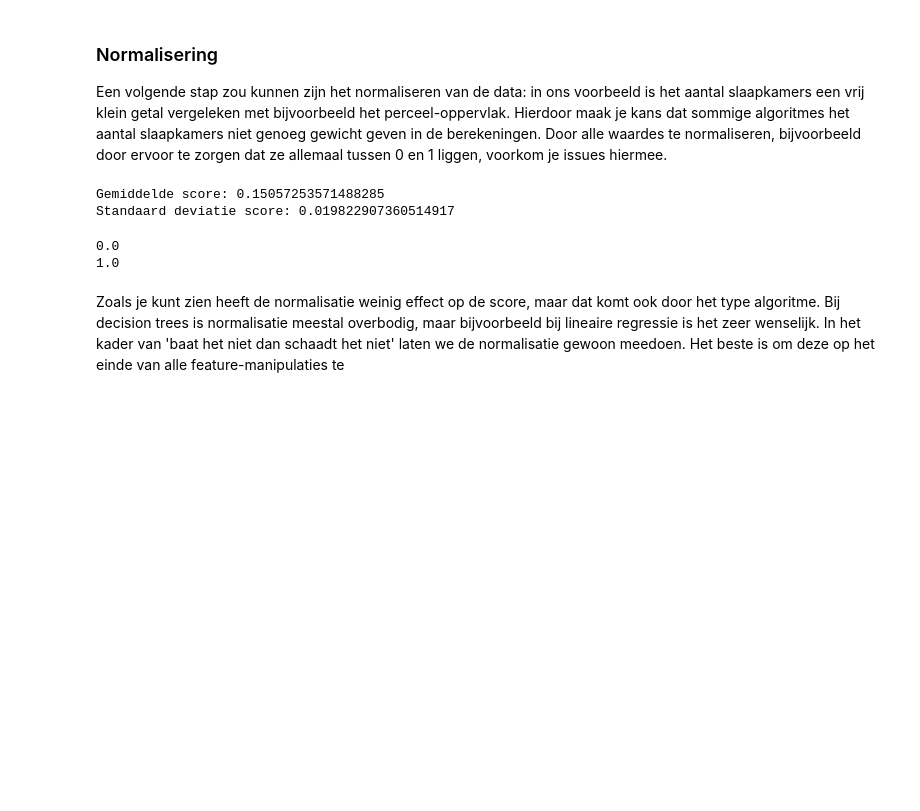
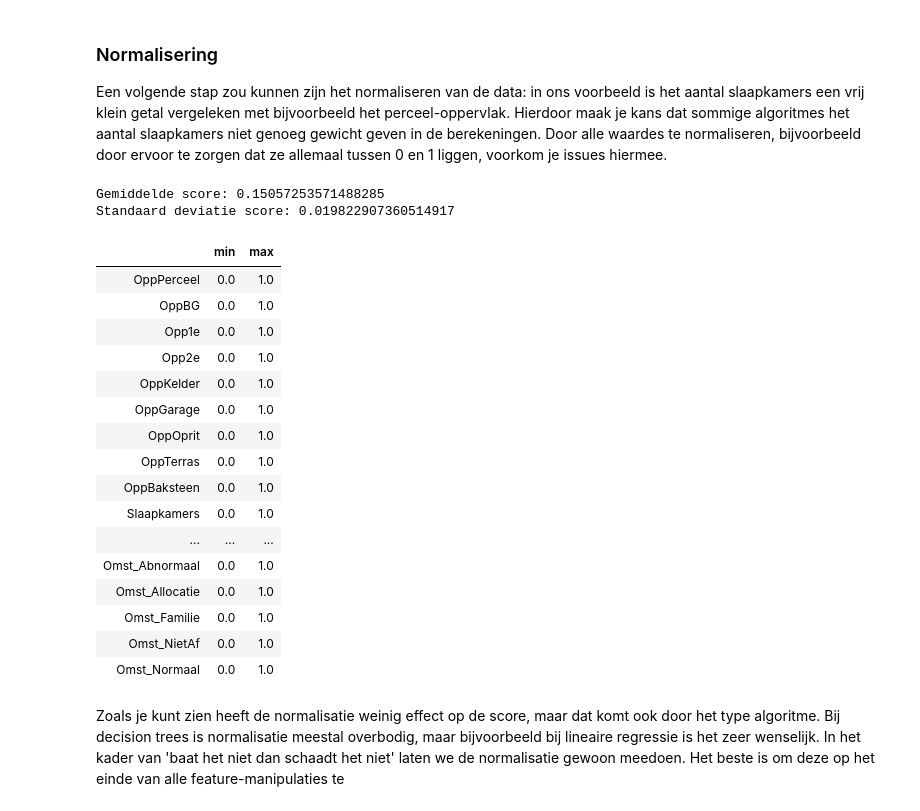
Before and after one commit to pvdwijdeven/Magion, a Jupyter notebook: SIG ML intro.ipynb, the cells around one changed output. Saved outputs shown, nothing was run; the diff lists cells and outputs as text; code cells hidden in the pictures; blank space fills up the shorter version.

```diff
--- a/SIG ML intro.ipynb
+++ b/SIG ML intro.ipynb
@@ -877,13 +881,26 @@ result = KFold_score(X_train_pp,y_train,model,rmse_log,10)
 # %% [output]
 Gemiddelde score: 0.15057253571488285
 Standaard deviatie score: 0.019822907360514917
-# %%
-# Het gemiddelde van alle min waardes is 0 en van alle max waardes is 1:
-print(X_train_pp.min().mean())
-print(X_train_pp.max().mean())
-# %% [output]
-0.0
-1.0
+# %%
+pd.concat([X_train_pp.min(),X_train_pp.max()],axis=1,keys=['min','max'])
+# %% [output]
+|  | min | max |
+| OppPerceel | 0.0 | 1.0 |
+| OppBG | 0.0 | 1.0 |
+| Opp1e | 0.0 | 1.0 |
+| Opp2e | 0.0 | 1.0 |
+| OppKelder | 0.0 | 1.0 |
+| OppGarage | 0.0 | 1.0 |
+| OppOprit | 0.0 | 1.0 |
+| OppTerras | 0.0 | 1.0 |
+| OppBaksteen | 0.0 | 1.0 |
+| Slaapkamers | 0.0 | 1.0 |
+| ... | ... | ... |
+| Omst_Abnormaal | 0.0 | 1.0 |
+| Omst_Allocatie | 0.0 | 1.0 |
+| Omst_Familie | 0.0 | 1.0 |
+| Omst_NietAf | 0.0 | 1.0 |
+| Omst_Normaal | 0.0 | 1.0 |
 # %% [markdown]
 Zoals je kunt zien heeft de normalisatie weinig effect op de score, maar dat komt ook door het type algoritme. Bij decision trees is normalisatie meestal overbodig, maar bijvoorbeeld bij lineaire regressie is het zeer wenselijk. In het kader van 'baat het niet dan schaadt het niet' laten we de normalisatie gewoon meedoen.
 Het beste is om deze op het einde van alle feature-manipulaties te
```
Also changed, not shown: parts of 12 cells of this notebook.
